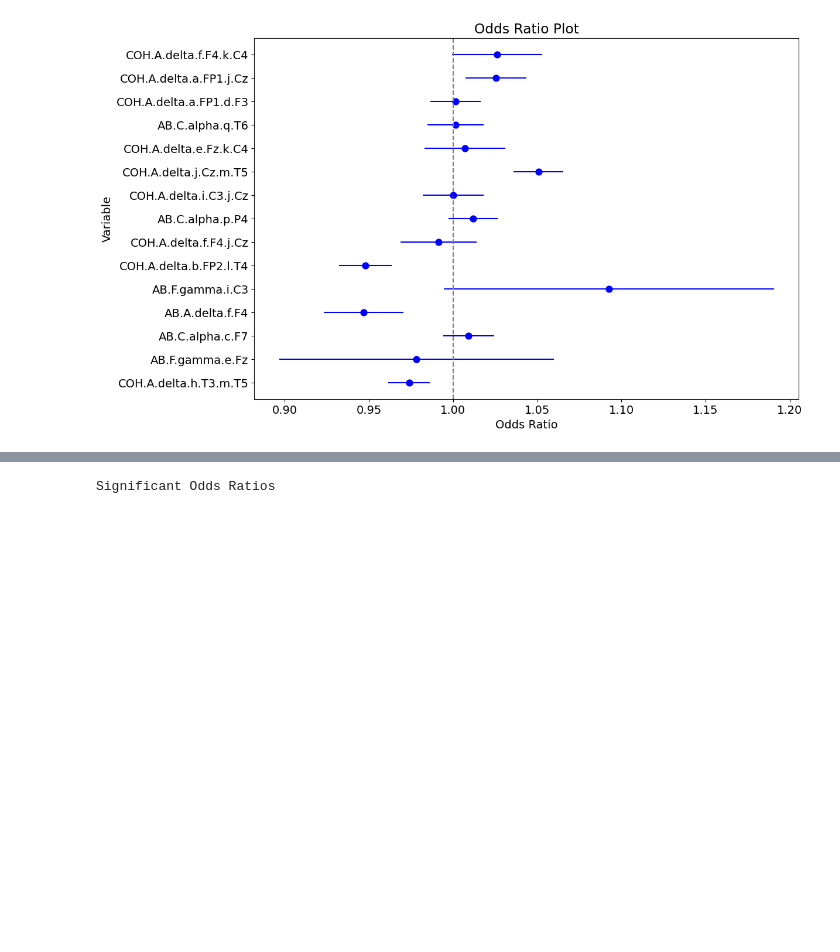
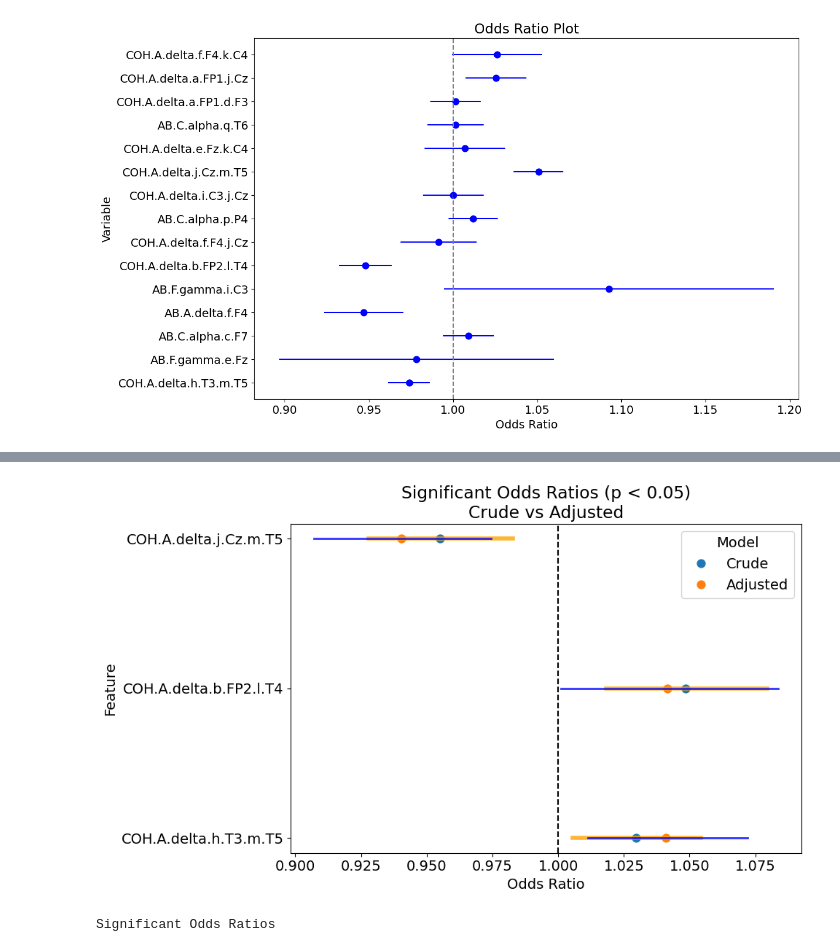
Before and after one commit to khushee-g/EEG, a Jupyter notebook: Complete_Simplified_Code.ipynb, the cells around one changed output, grey strips where cells are left out. Cells and saved outputs as stored; diff of their text form; code cells hidden in the pictures; blank space fills up the shorter version.

```diff
--- a/Complete_Simplified_Code.ipynb
+++ b/Complete_Simplified_Code.ipynb
@@ -242,3 +395,37 @@ Optimization terminated successfully.
+# %%
+# Step 1: Filter significant features (based on adjusted model)
+significant_vars = summary_df[summary_df['Statistically Significant (p < 0.05)']]['Variable'].tolist()
+
+# Step 2: Filter the crude and adjusted results
+df_crude_sig = df_crude[df_crude['Variable'].isin(significant_vars)]
+df_adj_sig = df_adj[df_adj['Variable'].isin(significant_vars)]
+
+# Step 3: Combine for plotting
+df_plot_sig = pd.concat([df_crude_sig, df_adj_sig], axis=0)
+
+# Step 4: Plot
+plt.figure(figsize=(10, 6))
+sns.pointplot(data=df_plot_sig, x='Odds Ratio', y='Variable', hue='Model', join=False)
+
+# Add error bars manually
+for _, row in df_plot_sig.iterrows():
+    plt.plot(
+        [row['Lower Bound'], row['Upper Bound']],
+        [row['Variable'], row['Variable']],
+        color='orange' if row['Model'] == 'Crude' else 'blue',
+        linewidth=4 if row['Model'] == 'Crude' else 2,
+        alpha=0.8
+    )
+
+plt.axvline(1, linestyle='--', color='black')
+plt.title('Significant Odds Ratios (p < 0.05)\nCrude vs Adjusted')
+plt.xlabel('Odds Ratio')
+plt.ylabel('Feature')
+plt.legend(title='Model')
+plt.tight_layout()
+plt.show()
+# %% [output]
+[figure, added]
 # %%
 import pandas as pd
 
```
Also changed, not shown: parts of 6 cells of this notebook.
